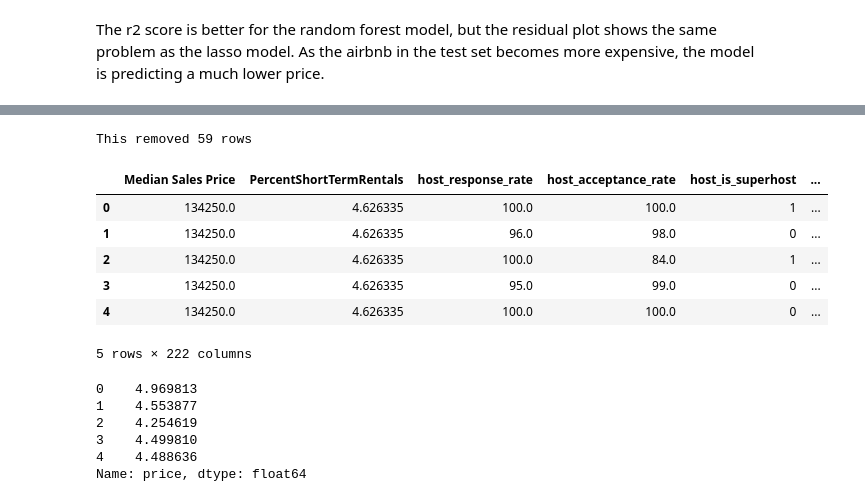
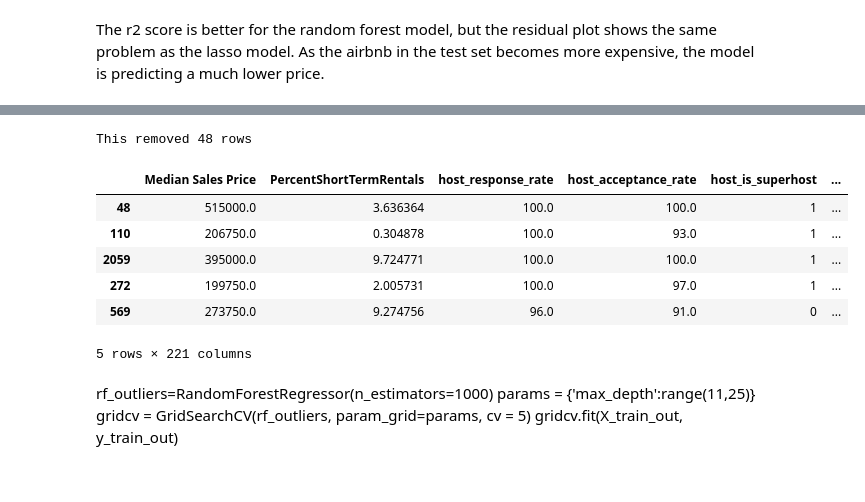
Before and after one commit to john-tenney/Capstone_Two, a Jupyter notebook: notebooks/Modeling.ipynb, the cells around one changed output, grey strips where cells are left out. Drawn from its saved outputs; the diff is of its cells as text; code cells hidden in the pictures.

```diff
--- a/notebooks/Modeling.ipynb
+++ b/notebooks/Modeling.ipynb
@@ -200,4 +191,4 @@ print(gridcv.best_score_)
 # %%
-ridge = Ridge(alpha = 36)
-ridge.fit(X_train_lasso, y_train)
+ridge = Ridge(alpha = 71)
+ridge.fit(X_train, y_train)
 # %% [output]
@@ -211,8 +202,5 @@ r2_score(y_test, y_pred)
 # %% [markdown]
 # Random Forest
-# %%
-X = lasso_data
-X_train, x_test = split(X)
 # %%
 rf = RandomForestRegressor()
 params = {'n_estimators':[1000]}
@@ -292,0 +275,5 @@ no_outliers["price"] = targets["price"]
+# %%
+no_outliers_train = (X_train)
+no_outliers_train["price"] = (y_train)
+no_outliers_test = (X_test)
+no_outliers_test['price'] = (y_test)
@@ -305,14 +306,19 @@ remove_outliers(no_outliers)
 # %%
-print('This removed ' + str(lasso_data.shape[0] - no_outliers.shape[0]) +' rows')
+print('This removed ' + str(airbnb.shape[0] - (no_outliers_test.shape[0] + no_outliers_train.shape[0])) +' rows')
 # %% [output]
-This removed 59 rows
+This removed 48 rows
+# %%
+X_train_out = no_outliers_train.drop(columns = 'price')
+y_train_out = no_outliers_train.price
+X_test_out  = no_outliers_test.drop(columns = 'price')
+y_test_out  = no_outliers_test.price
 # %%
-no_outliers.head()
+X_train_out.head()
 # %% [output]
 |  | Median Sales Price | PercentShortTermRentals | host_response_rate | host_acceptance_rate | host_is_superhost | ... |
-| 0 | 134250.0 | 4.626335 | 100.0 | 100.0 | 1 | ... |
-| 1 | 134250.0 | 4.626335 | 96.0 | 98.0 | 0 | ... |
-| 2 | 134250.0 | 4.626335 | 100.0 | 84.0 | 1 | ... |
-| 3 | 134250.0 | 4.626335 | 95.0 | 99.0 | 0 | ... |
-| 4 | 134250.0 | 4.626335 | 100.0 | 100.0 | 0 | ... |
+| 48 | 515000.0 | 3.636364 | 100.0 | 100.0 | 1 | ... |
+| 110 | 206750.0 | 0.304878 | 100.0 | 93.0 | 1 | ... |
+| 2059 | 395000.0 | 9.724771 | 100.0 | 100.0 | 1 | ... |
+| 272 | 199750.0 | 2.005731 | 100.0 | 97.0 | 1 | ... |
+| 569 | 273750.0 | 9.274756 | 96.0 | 91.0 | 0 | ... |
-5 rows × 222 columns
+5 rows × 221 columns
@@ -324,9 +324,0 @@ X = X.drop(columns = 'price')
-# %%
-print(y.head())
-# %% [output]
-0    4.969813
-1    4.553877
-2    4.254619
-3    4.499810
-4    4.488636
-Name: price, dtype: float64
@@ -334,0 +325,5 @@ X_train, X_test, y_train, y_test = train_test_split(X,y,test_size = .3)
+# %% [markdown]
+rf_outliers=RandomForestRegressor(n_estimators=1000)
+params = {'max_depth':range(11,25)}
+gridcv = GridSearchCV(rf_outliers, param_grid=params, cv = 5)
+gridcv.fit(X_train_out, y_train_out)
```
Also changed, not shown: parts of 69 cells of this notebook, 4 other files.
